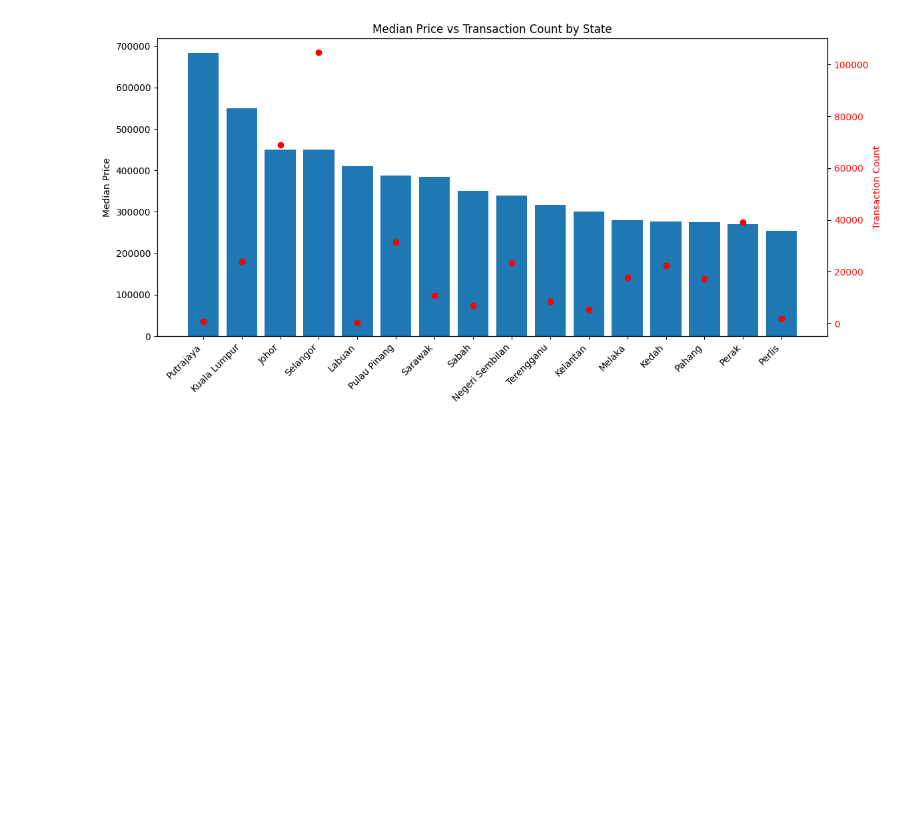
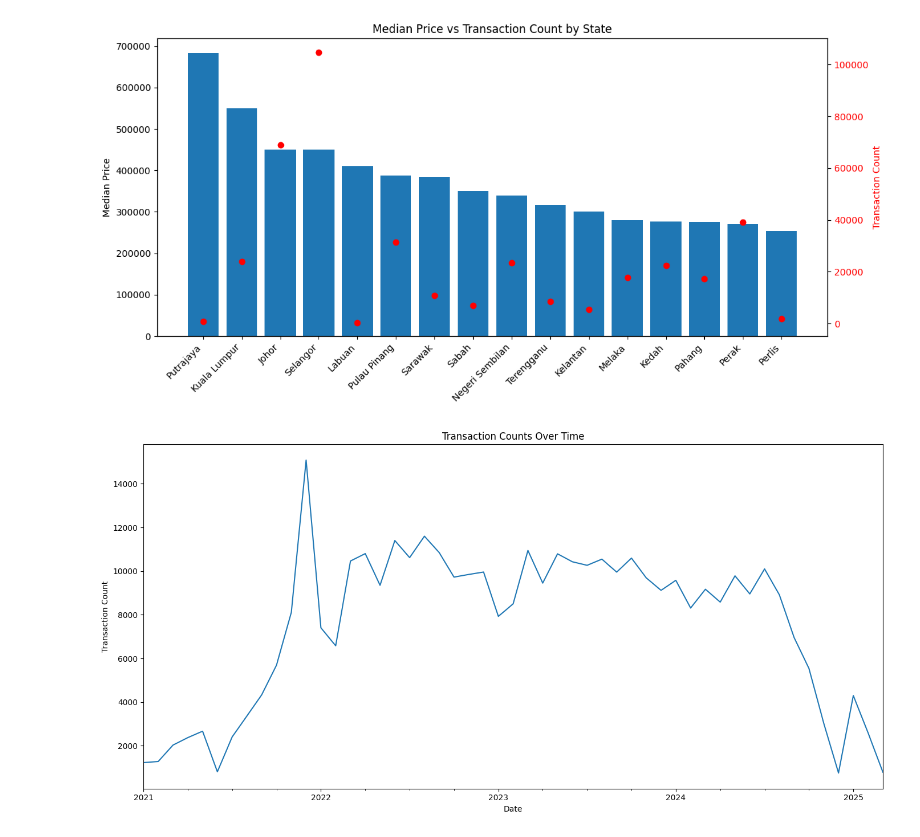
Before and after one commit to AhmadFaisalAhmadSazali/property_transaction_malaysia, a Jupyter notebook: explore.ipynb, the cells around one changed output. Cells and saved outputs as stored; diff of their text form; code cells hidden in the pictures; blank space fills up the shorter version.

```diff
--- a/explore.ipynb
+++ b/explore.ipynb
@@ -225,3 +264,16 @@ plt.tight_layout()
 plt.show()
 # %% [output]
 [figure]
+# %%
+transaction_count_date = data.groupby(["date"]).count()["price"]
+transaction_count_date.plot(figsize=(14,7))
+
+plt.xlabel("Date")
+plt.ylabel("Transaction Count")
+plt.title("Transaction Counts Over Time")
+
+plt.xticks(rotation=45, minor=True)
+plt.tight_layout()
+plt.show()
+# %% [output]
+[figure, added]
```
Also changed, not shown: parts of 14 cells of this notebook, 1 other file.
